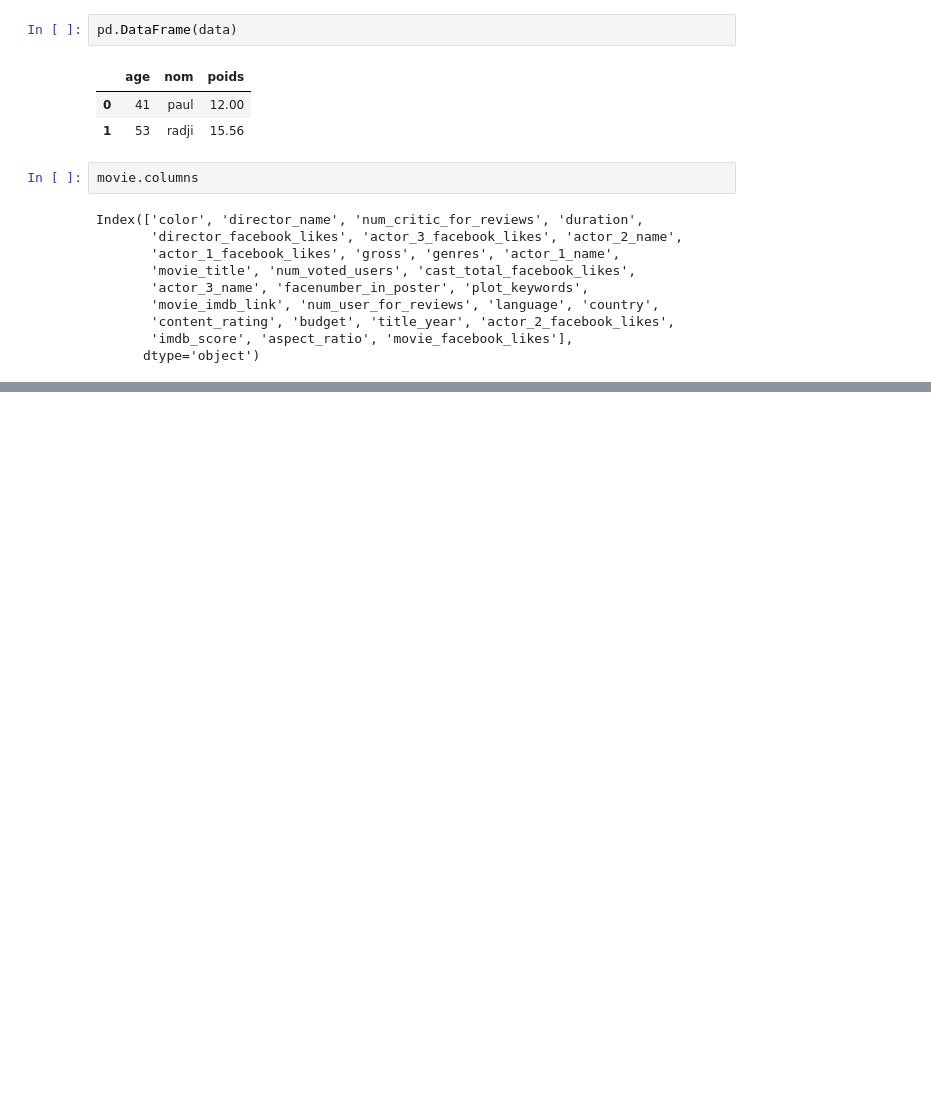
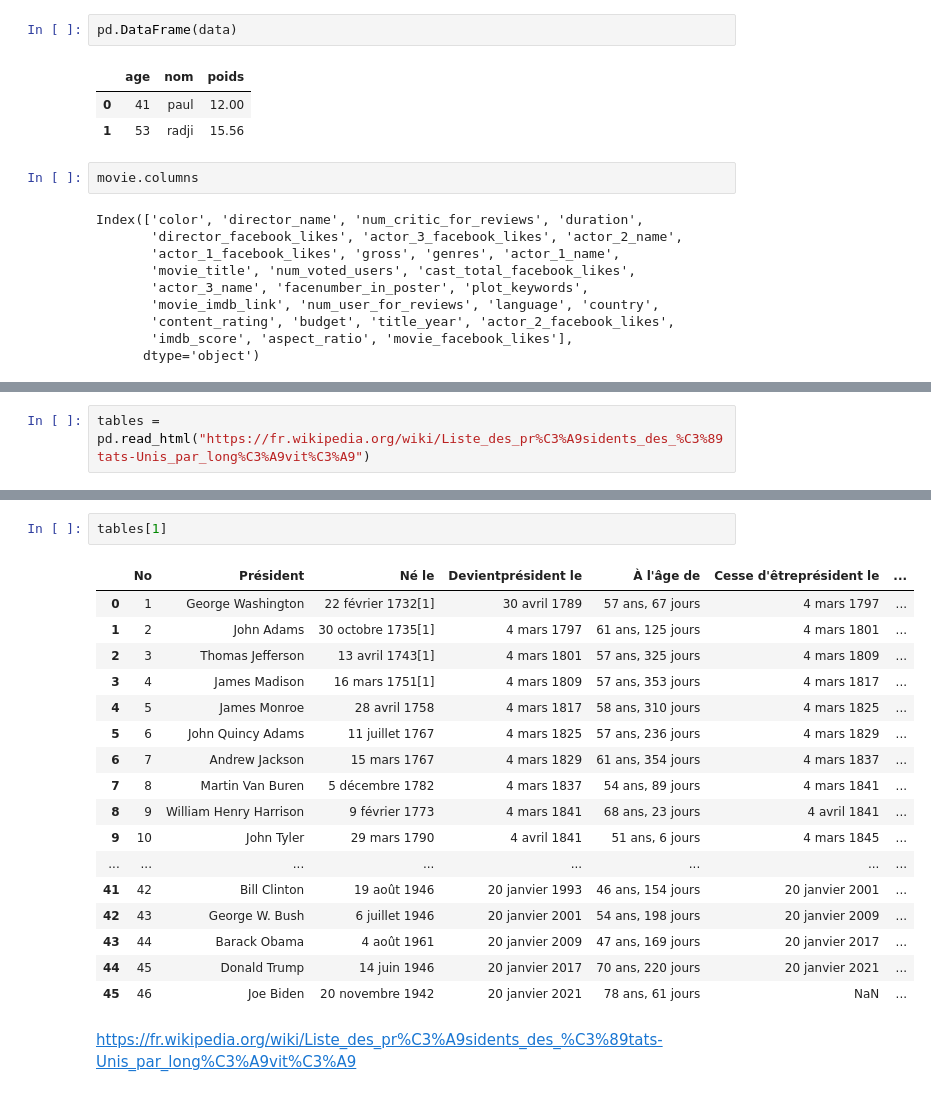
Before and after one commit to kevindegila/data-analyst, a Jupyter notebook: 03_01_Manipulation_des_donnees_avec_Pandas.ipynb, the cells around one changed output, grey strips where cells are left out. Cells and saved outputs as stored; diff of their text form; blank space fills up the shorter version.

```diff
--- a/03_01_Manipulation_des_donnees_avec_Pandas.ipynb
+++ b/03_01_Manipulation_des_donnees_avec_Pandas.ipynb
@@ -1176,0 +1076,2 @@ movie.title_year.value_counts(ascending=True).plot(kind='bar')
+# %%
+tables = pd.read_html("https://fr.wikipedia.org/wiki/Liste_des_pr%C3%A9sidents_des_%C3%89tats-Unis_par_long%C3%A9vit%C3%A9")
@@ -1176,0 +1085,22 @@ movie.title_year.value_counts(ascending=True).plot(kind='bar')
+# %%
+tables[1]
+# %% [output]
+|  | No | Président | Né le | Devientprésident le | À l'âge de | Cesse d'êtreprésident le | ... |
+| 0 | 1 | George Washington | 22 février 1732[1] | 30 avril 1789 | 57 ans, 67 jours | 4 mars 1797 | ... |
+| 1 | 2 | John Adams | 30 octobre 1735[1] | 4 mars 1797 | 61 ans, 125 jours | 4 mars 1801 | ... |
+| 2 | 3 | Thomas Jefferson | 13 avril 1743[1] | 4 mars 1801 | 57 ans, 325 jours | 4 mars 1809 | ... |
+| 3 | 4 | James Madison | 16 mars 1751[1] | 4 mars 1809 | 57 ans, 353 jours | 4 mars 1817 | ... |
+| 4 | 5 | James Monroe | 28 avril 1758 | 4 mars 1817 | 58 ans, 310 jours | 4 mars 1825 | ... |
+| 5 | 6 | John Quincy Adams | 11 juillet 1767 | 4 mars 1825 | 57 ans, 236 jours | 4 mars 1829 | ... |
+| 6 | 7 | Andrew Jackson | 15 mars 1767 | 4 mars 1829 | 61 ans, 354 jours | 4 mars 1837 | ... |
+| 7 | 8 | Martin Van Buren | 5 décembre 1782 | 4 mars 1837 | 54 ans, 89 jours | 4 mars 1841 | ... |
+| 8 | 9 | William Henry Harrison | 9 février 1773 | 4 mars 1841 | 68 ans, 23 jours | 4 avril 1841 | ... |
+| 9 | 10 | John Tyler | 29 mars 1790 | 4 avril 1841 | 51 ans, 6 jours | 4 mars 1845 | ... |
+| ... | ... | ... | ... | ... | ... | ... | ... |
+| 41 | 42 | Bill Clinton | 19 août 1946 | 20 janvier 1993 | 46 ans, 154 jours | 20 janvier 2001 | ... |
+| 42 | 43 | George W. Bush | 6 juillet 1946 | 20 janvier 2001 | 54 ans, 198 jours | 20 janvier 2009 | ... |
+| 43 | 44 | Barack Obama | 4 août 1961 | 20 janvier 2009 | 47 ans, 169 jours | 20 janvier 2017 | ... |
+| 44 | 45 | Donald Trump | 14 juin 1946 | 20 janvier 2017 | 70 ans, 220 jours | 20 janvier 2021 | ... |
+| 45 | 46 | Joe Biden | 20 novembre 1942 | 20 janvier 2021 | 78 ans, 61 jours | NaN | ... |
+# %% [markdown]
+https://fr.wikipedia.org/wiki/Liste_des_pr%C3%A9sidents_des_%C3%89tats-Unis_par_long%C3%A9vit%C3%A9
```
Also changed, not shown: parts of 103 cells of this notebook, 1 other file.
